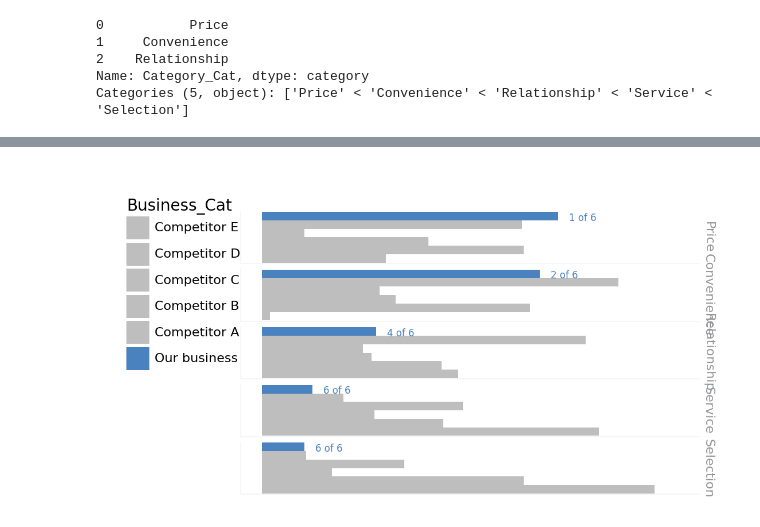
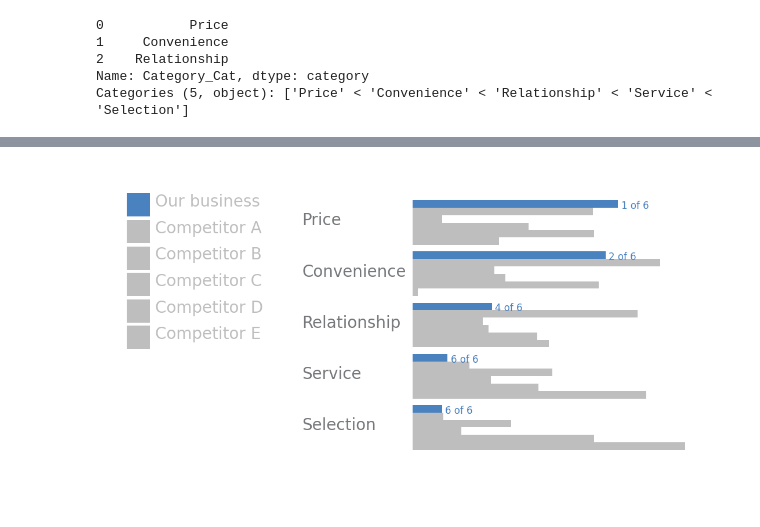
Before and after one commit to steed360/Data-Wrangling-And-Visualisation-Toolkits, a Jupyter notebook: Data Visualisation/Plotnine/8_Facetted_Bar_Chart.ipynb, the cells around one changed output, grey strips where cells are left out. Drawn from its saved outputs; the diff is of its cells as text; code cells hidden in the pictures; blank space fills up the shorter version.

```diff
--- a/Data Visualisation/Plotnine/8_Facetted_Bar_Chart.ipynb
+++ b/Data Visualisation/Plotnine/8_Facetted_Bar_Chart.ipynb
@@ -239,6 +237,7 @@ t = theme(
           # Overrides
           #axis_title_y = element_text(angle = 90, va = 'bottom', ha = 'left', size = 15, color = GRAY9 ), #, y = 0.52),
           axis_title_y = element_blank(),
+
           # Turn off tick labels
           axis_ticks_length=0,
 
@@ -255,12 +254,25 @@ t = theme(
 
           axis_title_x =  element_blank() ,
 
-          legend_position = (0, 0.7)  ,
-          strip_text = element_text(color = GRAY7),
-          panel_background = element_blank(),
-        axis_ticks = element_blank()
+          legend_position = (0, 0.6)  ,
+
+          legend_title = element_blank(),
+          legend_text =  element_text( va = 'bottom', ha = 'left', size = 10, color = GRAY9 ),
 
 
+          panel_background = element_blank(),
+          axis_ticks = element_blank(),
+          strip_background = element_blank(),
+
+          strip_text_y = element_blank(),  # the facet panel title.
+
+          # Make some space to the left for the facet labels, make some space above for the title.
+          subplots_adjust={'left': 0.35, 'top':0.8  },   # margin to left of plot
+
+          # No grid lines needed here
+
+          axis_line_x  = element_blank(),
+          axis_line_y  = element_blank(),
 )
 
 fig = ( ggplot(data=df_long ) +
@@ -268,13 +280,32 @@ fig = ( ggplot(data=df_long ) +
   geom_col( mapping=aes ( x='Business_Cat', y='Result', fill='Business_Cat' ), width=1   )   +
      facet_grid ( 'Category_Cat~.' ) +
      scale_fill_manual(values = [GRAY9,GRAY9,GRAY9,GRAY9,GRAY9, BLUE2],
-                       labels = ["Competitor E","Competitor D","Competitor C","Competitor B","Competitor A", 'Our business'] )    +
+                       labels =["Competitor E","Competitor D","Competitor C","Competitor B","Competitor A", 'Our business'] ,
+                       guide = guide_legend(reverse = True ) )      +
      coord_flip()  +
      geom_text(aes(x = 'Business_Cat', y = 'Result', label = 'ranking_desc' ),nudge_y = .15,nudge_x = -.2,color = BLUE2,size =6 ) +
      SWD_theme() + t
 
+).draw(show=False, return_ggplot=False)
 
-).draw(show=False, return_ggplot=False)
+# Add in the facet labels that plotnine won't do yet
+for index,cat in  enumerate ( df_long['Category_Cat'].cat.categories ):
+    ax = fig.axes[index]
+    ax.text(-0.30, .45, cat, transform=ax.transAxes, color=GRAY5, fontsize=10)
+
+
+# Blank axis for title, notes (and to fill the screen.)
+
+
+#ax0.axis('Off') # don't draw anything.
+
+#Title
+#ax0.text( -0.15 , 0.9,
+#         'We score well on Price and Convenience' + ' '*20,
+#         fontsize=26,
+#         color='white',
+        # put a rectangular box around the text to set a background color
+#         bbox={'facecolor': GRAY7, 'pad': 12, 'edgecolor': "None"})
 
 
 fig.dpi = 200
@@ -284 +317 @@ fig.set_size_inches(width_in , width_in/1.62)
-[figure, old version]
+[figure, new version]
```
Also changed, not shown: parts of 3 cells of this notebook.
